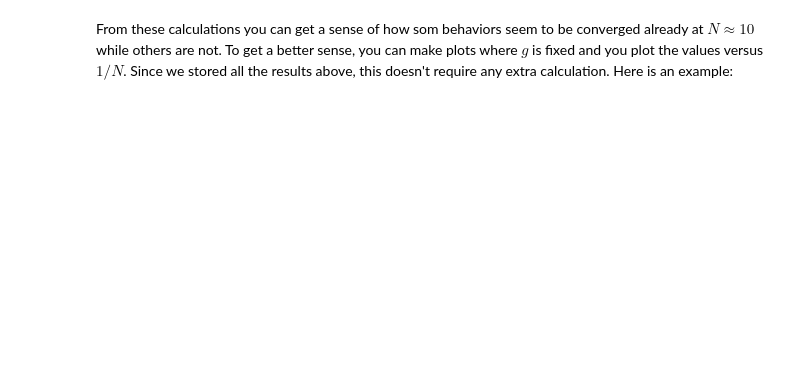
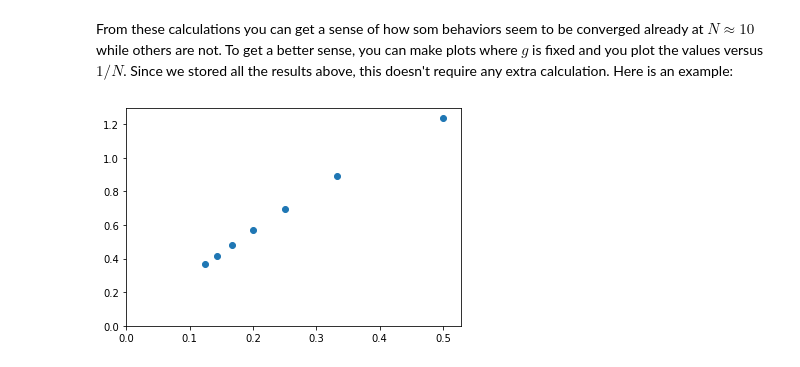
Before and after one commit to huanium/huanium, a Jupyter notebook: LaTeX projects/HuanBui_Perimeter/CM_Numerical/Ising_N_site_exact_diagonalization.ipynb, the cells around one changed output. Drawn from its saved outputs; the diff is of its cells as text; code cells hidden in the pictures; blank space fills up the shorter version.

```diff
--- a/LaTeX projects/HuanBui_Perimeter/CM_Numerical/Ising_N_site_exact_diagonalization.ipynb
+++ b/LaTeX projects/HuanBui_Perimeter/CM_Numerical/Ising_N_site_exact_diagonalization.ipynb
@@ -460,13 +536,15 @@ for (values, label) in [(first_E_gap,'$\Delta_1$'),(second_E_gap,'$\Delta_2$'),(
 From these calculations you can get a sense of how som behaviors seem to be converged already at $N\approx 10$ while others are not.  To get a better sense, you can make plots where $g$ is fixed and you plot the values versus $1/N$.  Since we stored all the results above, this doesn't require any extra calculation.  Here is an example:
 # %%
 # Which g to plot
-g_val = 1.5
+g_val = 1
 
 # Find the index in the output array for this g (will give an error if this g is not in the set that was computed)
 g_idx = np.where(np.abs(gs - g_val) < 10**-10)
 
 # Plot vs 1/N
 f,a = plt.subplots()
 a.scatter(1/np.array(Ns), first_E_gap[:,g_idx])
 a.set_xlim(left=0);
 a.set_ylim(bottom=0);
+# %% [output]
+[figure, added]
```
Also changed, not shown: parts of 5 cells of this notebook, 15 other files.
